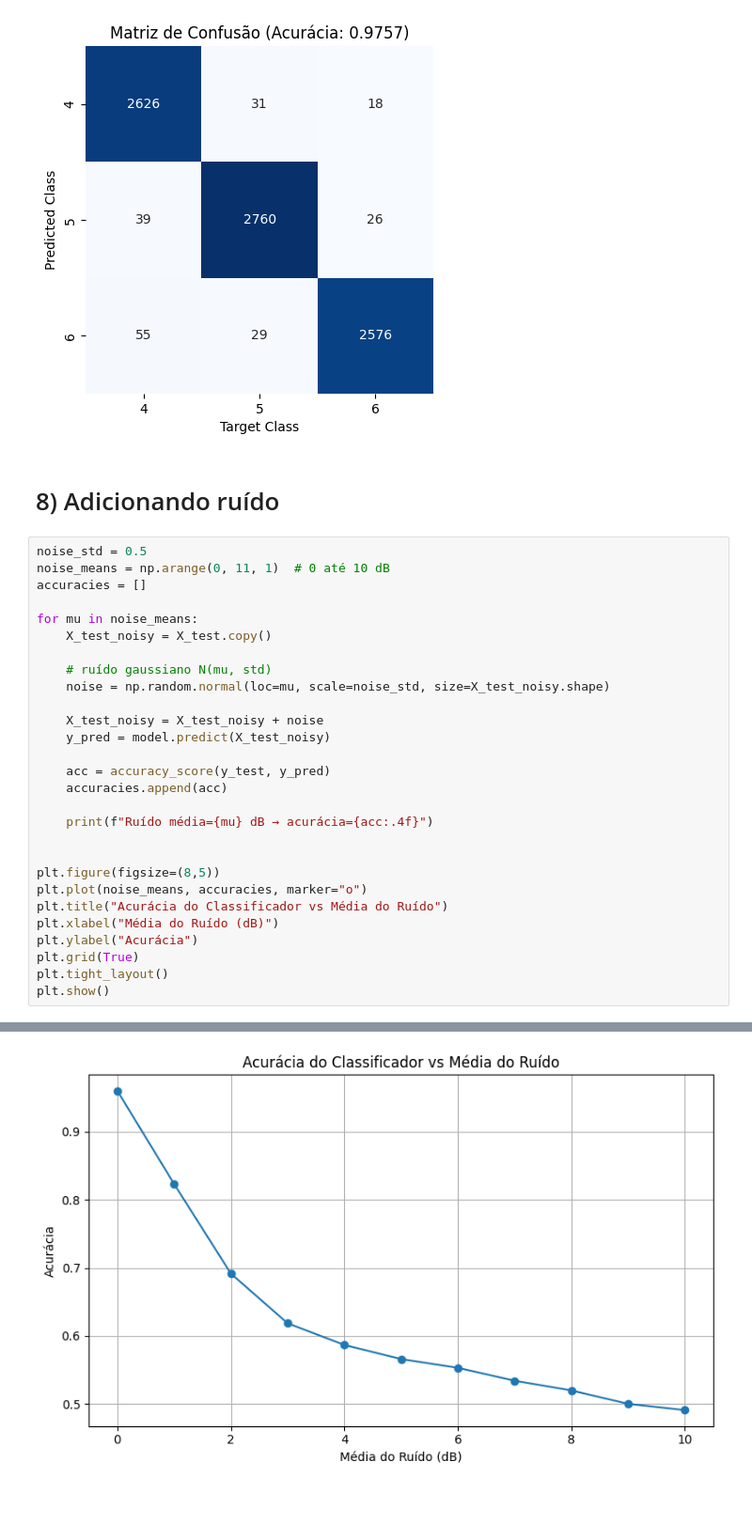
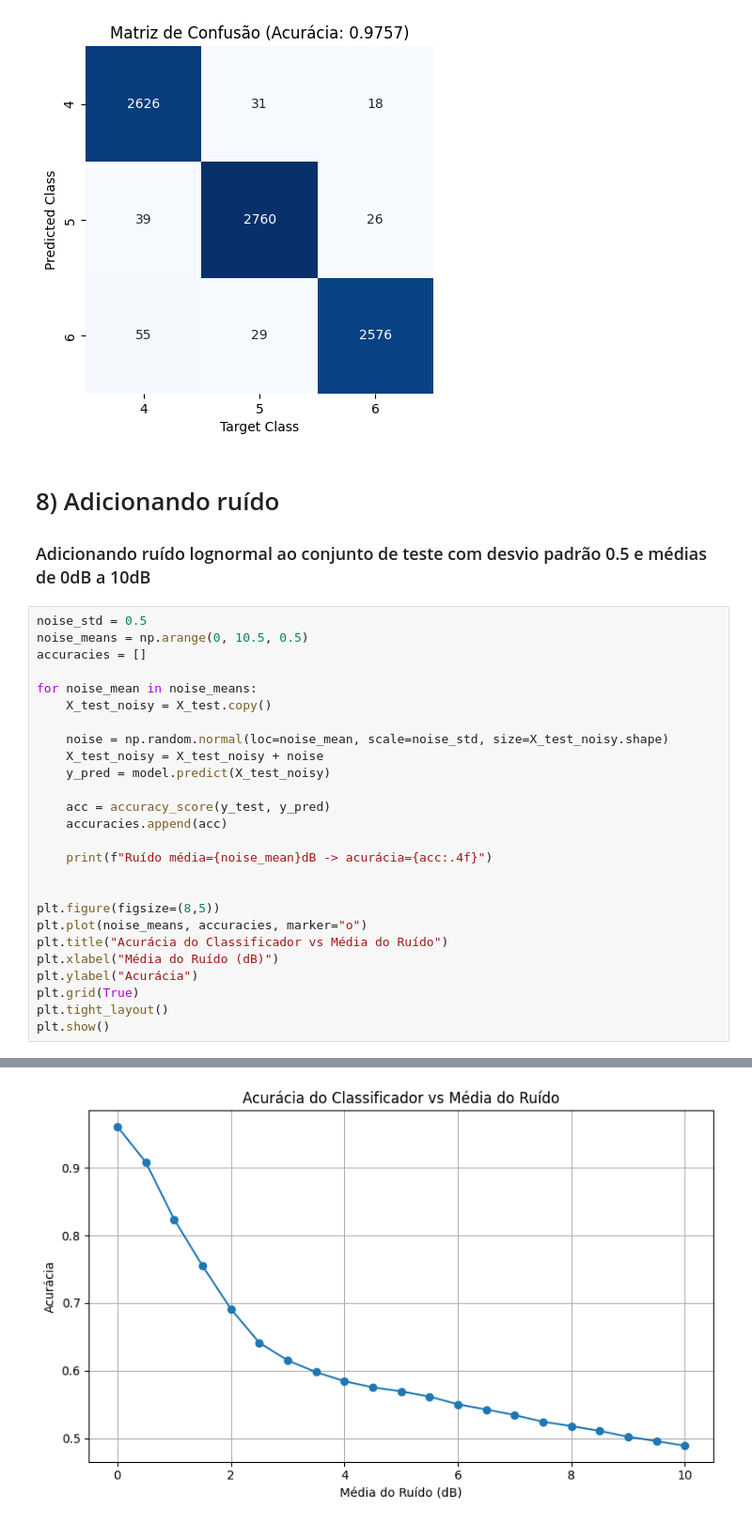
Before and after one commit to gddeazevedo/rf_indoor_positioning_classification, a Jupyter notebook: main.ipynb, the cells around one changed output, grey strips where cells are left out. Shown at 94% size. Saved outputs shown, nothing was run; the diff lists cells and outputs as text; blank space fills up the shorter version.

```diff
--- a/main.ipynb
+++ b/main.ipynb
@@ -270,24 +270,24 @@ Matriz de Confusão:
 [figure]
 # %% [markdown]
 # 8) Adicionando ruído
+
+### Adicionando ruído lognormal ao conjunto de teste com desvio padrão 0.5 e médias de 0dB a 10dB
 # %%
 noise_std = 0.5
-noise_means = np.arange(0, 11, 1)  # 0 até 10 dB
+noise_means = np.arange(0, 10.5, 0.5)
 accuracies = []
 
-for mu in noise_means:
+for noise_mean in noise_means:
     X_test_noisy = X_test.copy()
 
-    # ruído gaussiano N(mu, std)
-    noise = np.random.normal(loc=mu, scale=noise_std, size=X_test_noisy.shape)
-
+    noise = np.random.normal(loc=noise_mean, scale=noise_std, size=X_test_noisy.shape)
     X_test_noisy = X_test_noisy + noise
     y_pred = model.predict(X_test_noisy)
 
     acc = accuracy_score(y_test, y_pred)
     accuracies.append(acc)
 
-    print(f"Ruído média={mu} dB → acurácia={acc:.4f}")
+    print(f"Ruído média={noise_mean}dB -> acurácia={acc:.4f}")
 
 
 plt.figure(figsize=(8,5))
@@ -313 +319 @@ Ruído média=10 dB → acurácia=0.4911
-[figure, old version]
+[figure, new version]
```
Also changed, not shown: parts of 1 cell of this notebook.
